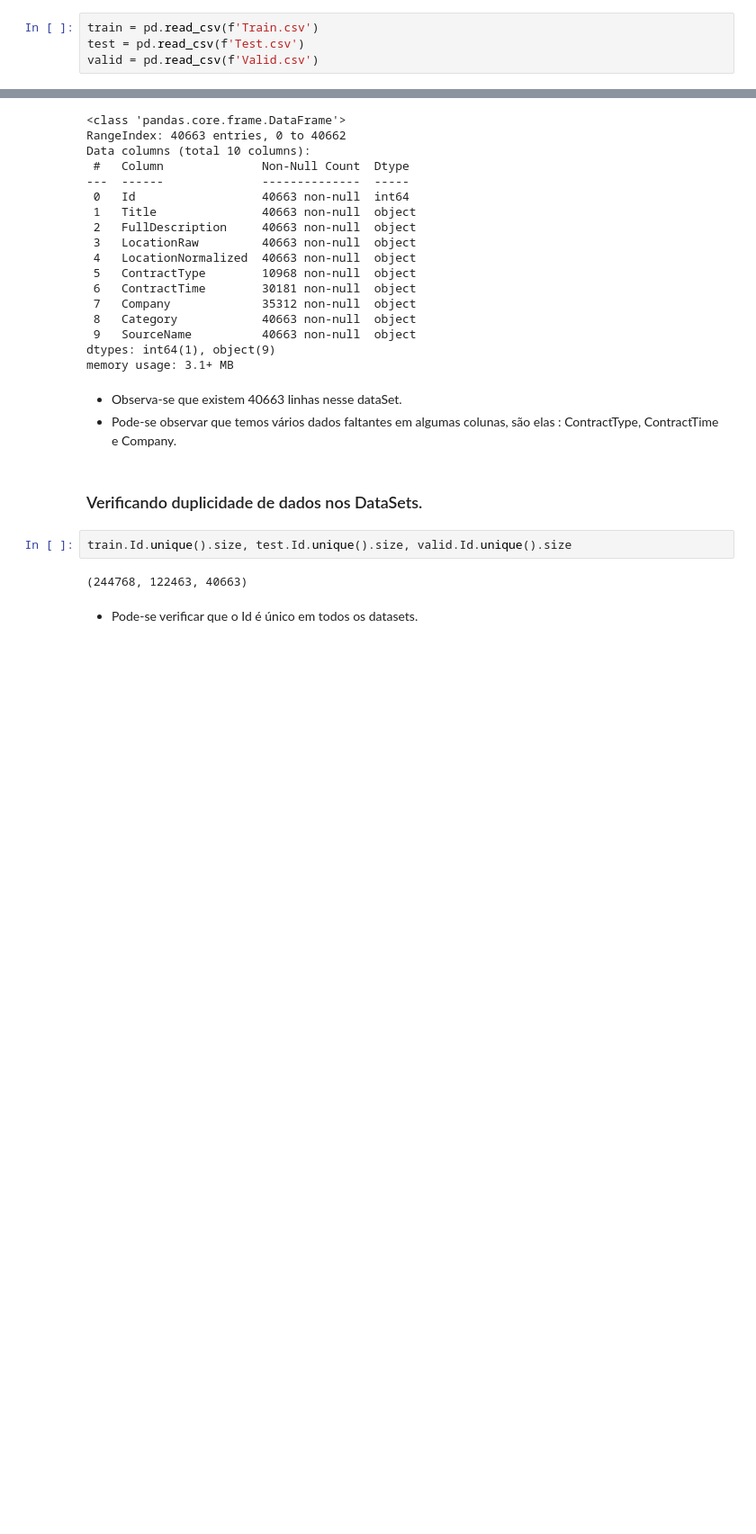
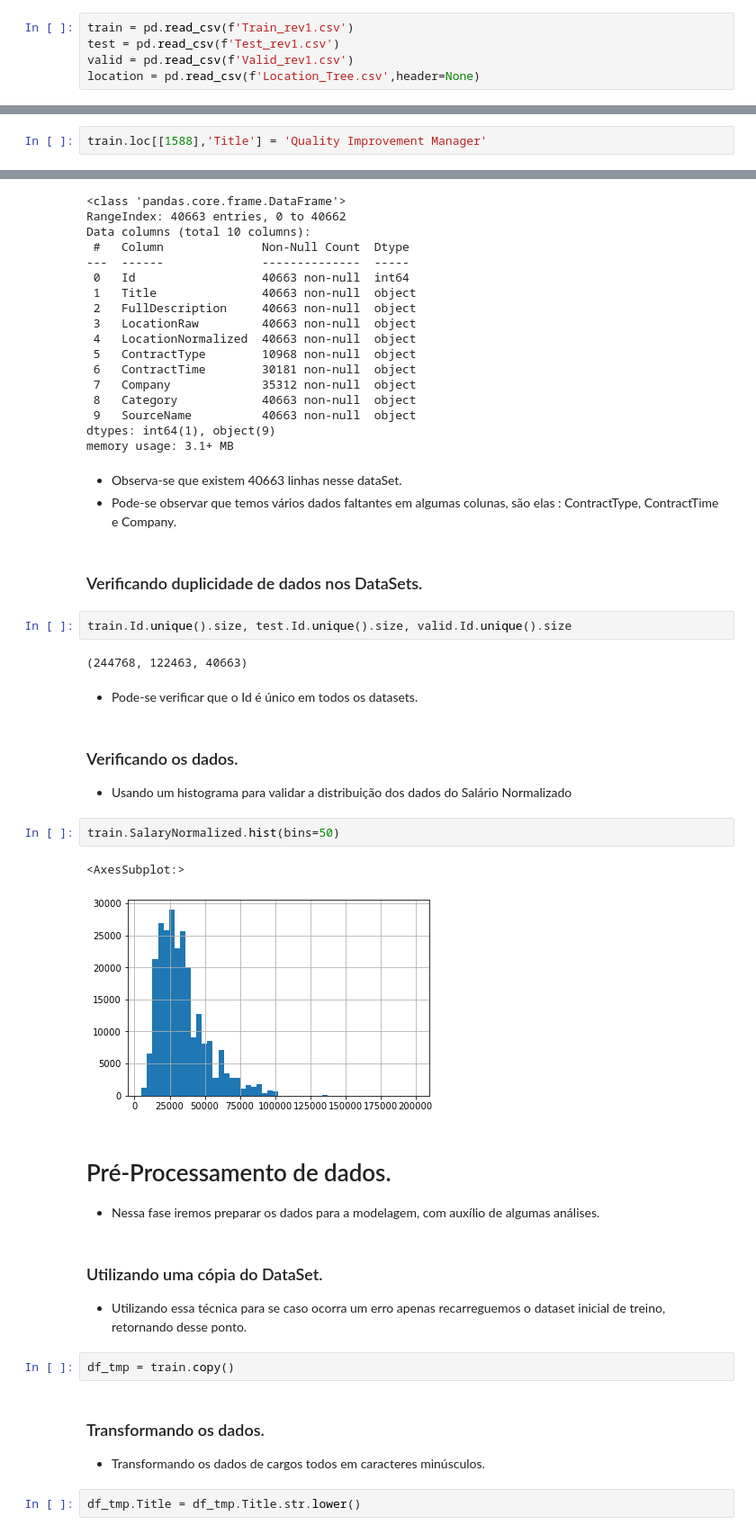
Before and after one commit to NophaieViscente/PredictSalary, a Jupyter notebook: PredictSalary_RegressionProblemExample.ipynb, the cells around one changed output, grey strips where cells are left out. Shown: that part at 90% size. Cells and saved outputs as stored; diff of their text form; blank space fills up the shorter version.

Commit message:
Pre Processamento

```diff
--- a/PredictSalary_RegressionProblemExample.ipynb
+++ b/PredictSalary_RegressionProblemExample.ipynb
@@ -13,9 +15,10 @@ import pandas as pd
 
 * A seguir é efetuado o carregamento dos dados para uso no projeto.
 # %%
-train = pd.read_csv(f'Train.csv')
-test = pd.read_csv(f'Test.csv')
-valid = pd.read_csv(f'Valid.csv')
+train = pd.read_csv(f'Train_rev1.csv')
+test = pd.read_csv(f'Test_rev1.csv')
+valid = pd.read_csv(f'Valid_rev1.csv')
+location = pd.read_csv(f'Location_Tree.csv',header=None)
 # %% [markdown]
 # AED (Análise Exploratória de Dados)
 * Esta parte do projeto destina-se a análise exploratória de dados, parte importante de um projeto de DataScience. Através dessa primeira análise poderemos ter noções sobre o conjunto de dados que estamos trabalhando e possivelmente formular as primeiras hipóteses.
@@ -48,0 +81,2 @@ memory usage: 22.4+ MB
+# %%
+train.loc[[1588],'Title'] = 'Quality Improvement Manager'
@@ -100,3 +174,24 @@ train.Id.unique().size, test.Id.unique().size, valid.Id.unique().size
 (244768, 122463, 40663)
 # %% [markdown]
 * Pode-se verificar que o Id é único em todos os datasets.
+# %% [markdown]
+### Verificando os dados.
+* Usando um histograma para validar a distribuição dos dados do Salário Normalizado
+# %%
+train.SalaryNormalized.hist(bins=50)
+# %% [output]
+<AxesSubplot:>
+[figure, added]
+# %% [markdown]
+# Pré-Processamento de dados.
+* Nessa fase iremos preparar os dados para a modelagem, com auxílio de algumas análises.
+# %% [markdown]
+### Utilizando uma cópia do DataSet.
+* Utilizando essa técnica para se caso ocorra um erro apenas recarreguemos o dataset inicial de treino, retornando desse ponto.
+# %%
+df_tmp = train.copy()
+# %% [markdown]
+### Transformando os dados.
+* Transformando os dados de cargos todos em caracteres minúsculos.
+# %%
+df_tmp.Title = df_tmp.Title.str.lower()
```
Also changed, not shown: parts of 15 cells of this notebook.
